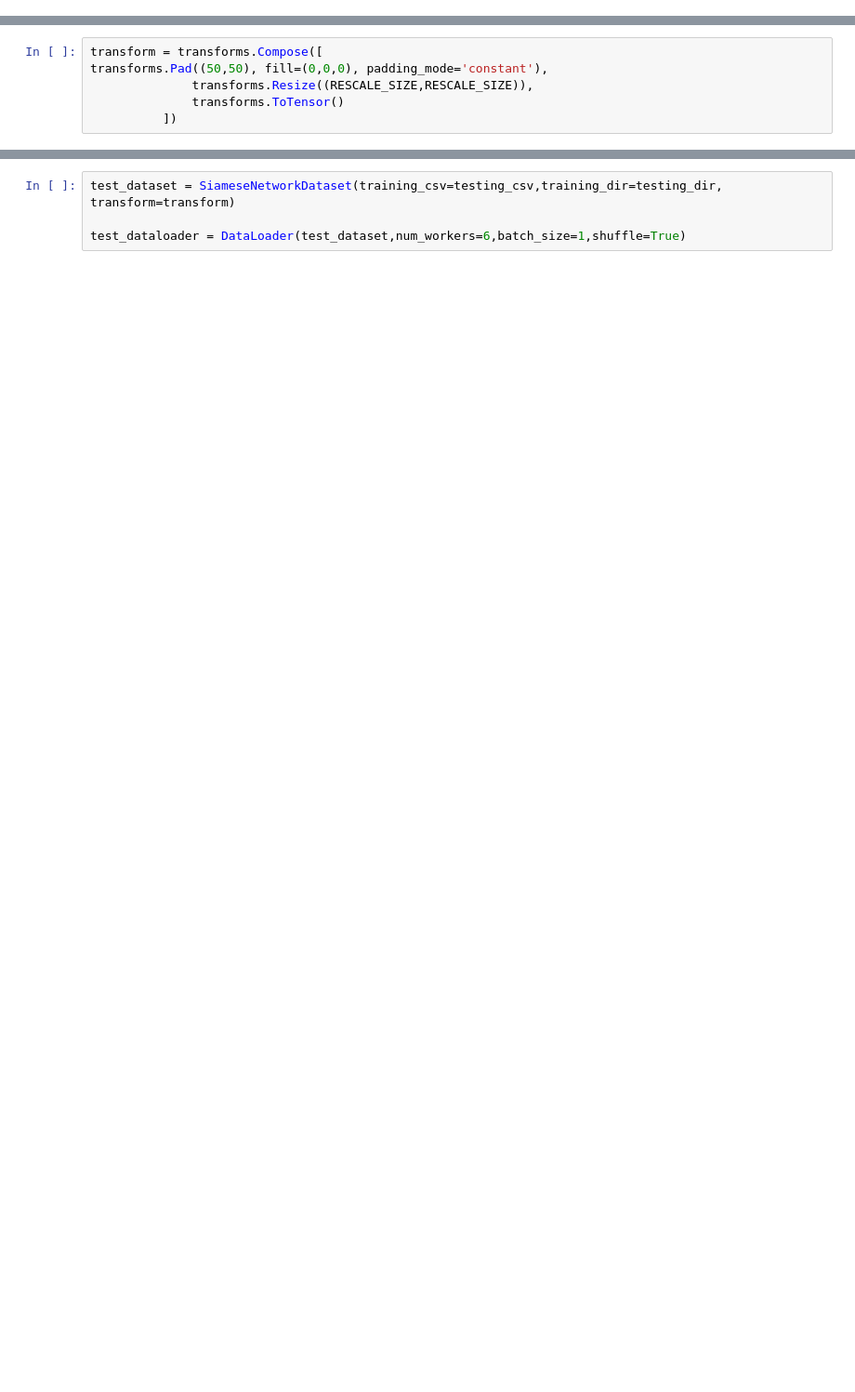
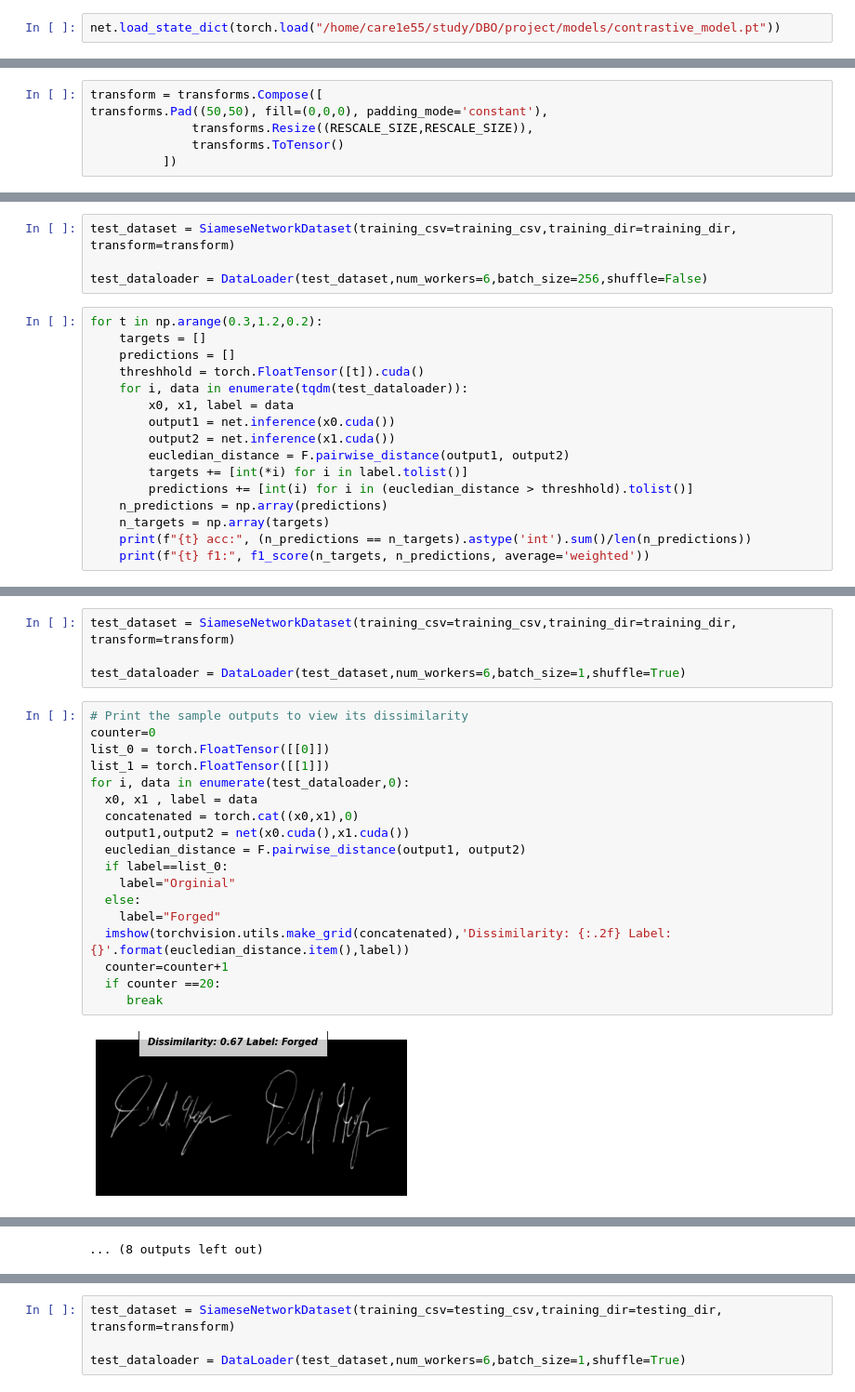
Before and after one commit to care1e55/signature_similarity, a Jupyter notebook: notebooks/contrastive_loss.ipynb, the cells around one changed output, grey strips where cells are left out. Shown at 93% size. Cells and saved outputs as stored; diff of their text form; blank space fills up the shorter version.

Commit message:
fix batch sampling

```diff
--- a/notebooks/contrastive_loss.ipynb
+++ b/notebooks/contrastive_loss.ipynb
@@ -268,3 +248,5 @@ torch.save(net.state_dict(), "/home/care1e55/study/DBO/project/models/contrastiv
 print("Model Saved Successfully")
 # %% [output]
 Model Saved Successfully
+# %%
+net.load_state_dict(torch.load("/home/care1e55/study/DBO/project/models/contrastive_model.pt"))
@@ -276,0 +265,20 @@ transforms.Pad((50,50), fill=(0,0,0), padding_mode='constant'),
+# %%
+test_dataset = SiameseNetworkDataset(training_csv=training_csv,training_dir=training_dir,                                     transform=transform)
+
+test_dataloader = DataLoader(test_dataset,num_workers=6,batch_size=256,shuffle=False)
+# %%
+for t in np.arange(0.3,1.2,0.2):
+    targets = []
+    predictions = []
+    threshhold = torch.FloatTensor([t]).cuda()
+    for i, data in enumerate(tqdm(test_dataloader)):
+        x0, x1, label = data
+        output1 = net.inference(x0.cuda())
+        output2 = net.inference(x1.cuda())
+        eucledian_distance = F.pairwise_distance(output1, output2)
+        targets += [int(*i) for i in label.tolist()]
+        predictions += [int(i) for i in (eucledian_distance > threshhold).tolist()]
+    n_predictions = np.array(predictions)
+    n_targets = np.array(targets)
+    print(f"{t} acc:", (n_predictions == n_targets).astype('int').sum()/len(n_predictions))
+    print(f"{t} f1:", f1_score(n_targets, n_predictions, average='weighted'))
@@ -276,0 +291,24 @@ transforms.Pad((50,50), fill=(0,0,0), padding_mode='constant'),
+# %%
+test_dataset = SiameseNetworkDataset(training_csv=training_csv,training_dir=training_dir,                                     transform=transform)
+
+test_dataloader = DataLoader(test_dataset,num_workers=6,batch_size=1,shuffle=True)
+# %%
+# Print the sample outputs to view its dissimilarity
+counter=0
+list_0 = torch.FloatTensor([[0]])
+list_1 = torch.FloatTensor([[1]])
+for i, data in enumerate(test_dataloader,0):
+  x0, x1 , label = data
+  concatenated = torch.cat((x0,x1),0)
+  output1,output2 = net(x0.cuda(),x1.cuda())
+  eucledian_distance = F.pairwise_distance(output1, output2)
+  if label==list_0:
+    label="Orginial"
+  else:
+    label="Forged"
+  imshow(torchvision.utils.make_grid(concatenated),'Dissimilarity: {:.2f} Label: {}'.format(eucledian_distance.item(),label))
+  counter=counter+1
+  if counter ==20:
+     break
+# %% [output]
+[figure, added]
@@ -276,0 +326 @@ transforms.Pad((50,50), fill=(0,0,0), padding_mode='constant'),
+... (8 outputs left out)
```
Also changed, not shown: parts of 22 cells of this notebook, 5 other files.
